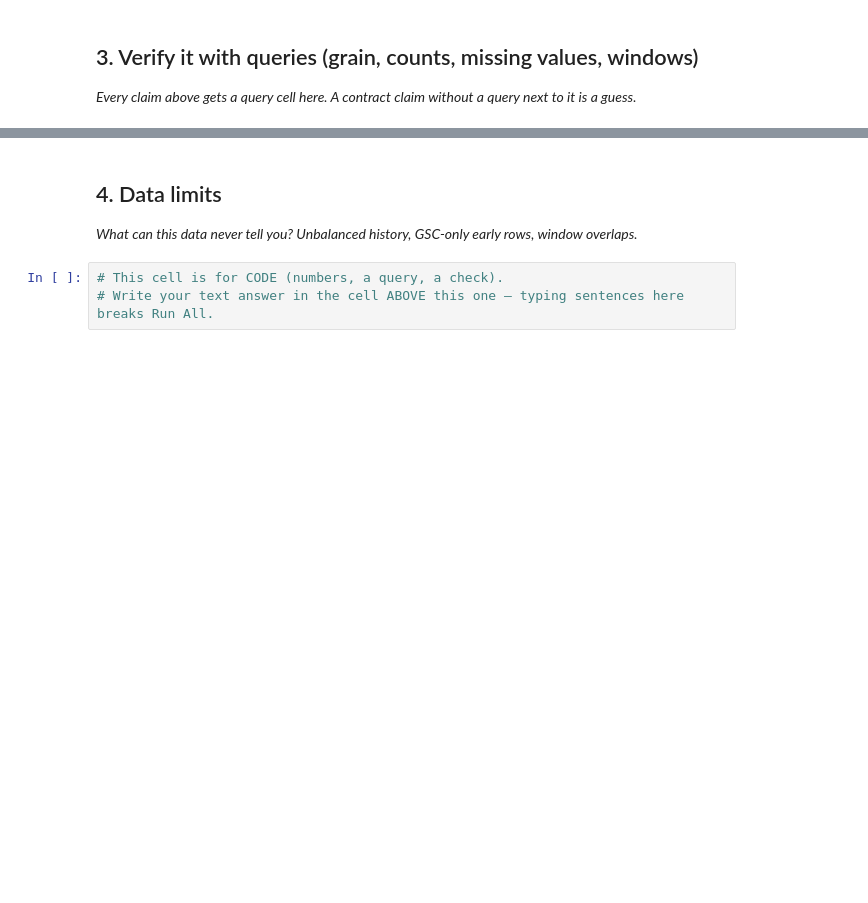
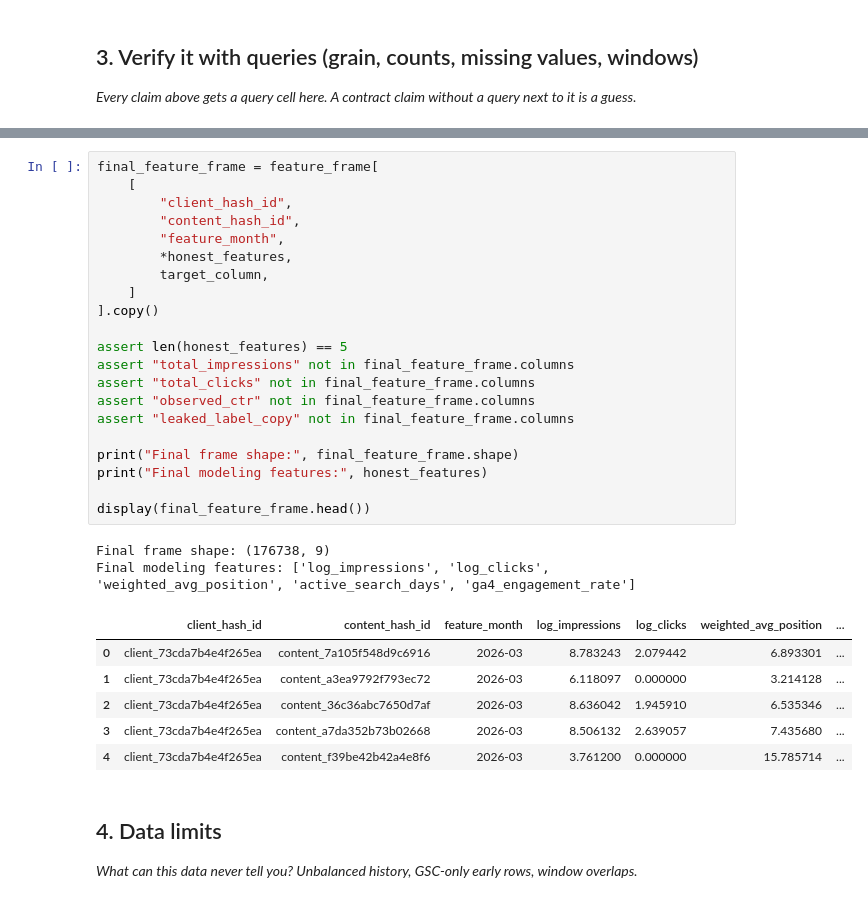
Before and after one commit to melikekaya01/flyrank-ml, a Jupyter notebook: work/notebooks/w03_data_contract.ipynb, the cells around one changed output, grey strips where cells are left out. Drawn from its saved outputs; the diff is of its cells as text; blank space fills up the shorter version.

```diff
--- a/work/notebooks/w03_data_contract.ipynb
+++ b/work/notebooks/w03_data_contract.ipynb
@@ -30,7 +661,34 @@ This skeleton is yours to fill. Work the sections **in order** — each one has
+# %%
+final_feature_frame = feature_frame[
+    [
+        "client_hash_id",
+        "content_hash_id",
+        "feature_month",
+        *honest_features,
+        target_column,
+    ]
+].copy()
+
+assert len(honest_features) == 5
+assert "total_impressions" not in final_feature_frame.columns
+assert "total_clicks" not in final_feature_frame.columns
+assert "observed_ctr" not in final_feature_frame.columns
+assert "leaked_label_copy" not in final_feature_frame.columns
+
+print("Final frame shape:", final_feature_frame.shape)
+print("Final modeling features:", honest_features)
+
+display(final_feature_frame.head())
+# %% [output]
+Final frame shape: (176738, 9)
+Final modeling features: ['log_impressions', 'log_clicks', 'weighted_avg_position', 'active_search_days', 'ga4_engagement_rate']
+|  | client_hash_id | content_hash_id | feature_month | log_impressions | log_clicks | weighted_avg_position | ... |
+| 0 | client_73cda7b4e4f265ea | content_7a105f548d9c6916 | 2026-03 | 8.783243 | 2.079442 | 6.893301 | ... |
+| 1 | client_73cda7b4e4f265ea | content_a3ea9792f793ec72 | 2026-03 | 6.118097 | 0.000000 | 3.214128 | ... |
+| 2 | client_73cda7b4e4f265ea | content_36c36abc7650d7af | 2026-03 | 8.636042 | 1.945910 | 6.535346 | ... |
+| 3 | client_73cda7b4e4f265ea | content_a7da352b73b02668 | 2026-03 | 8.506132 | 2.639057 | 7.435680 | ... |
+| 4 | client_73cda7b4e4f265ea | content_f39be42b42a4e8f6 | 2026-03 | 3.761200 | 0.000000 | 15.785714 | ... |
 # %% [markdown]
 ## 4. Data limits
 
 *What can this data never tell you? Unbalanced history, GSC-only early rows, window overlaps.*
-# %%
-# This cell is for CODE (numbers, a query, a check).
-# Write your text answer in the cell ABOVE this one — typing sentences here breaks Run All.
```
Also changed, not shown: parts of 27 cells of this notebook.
